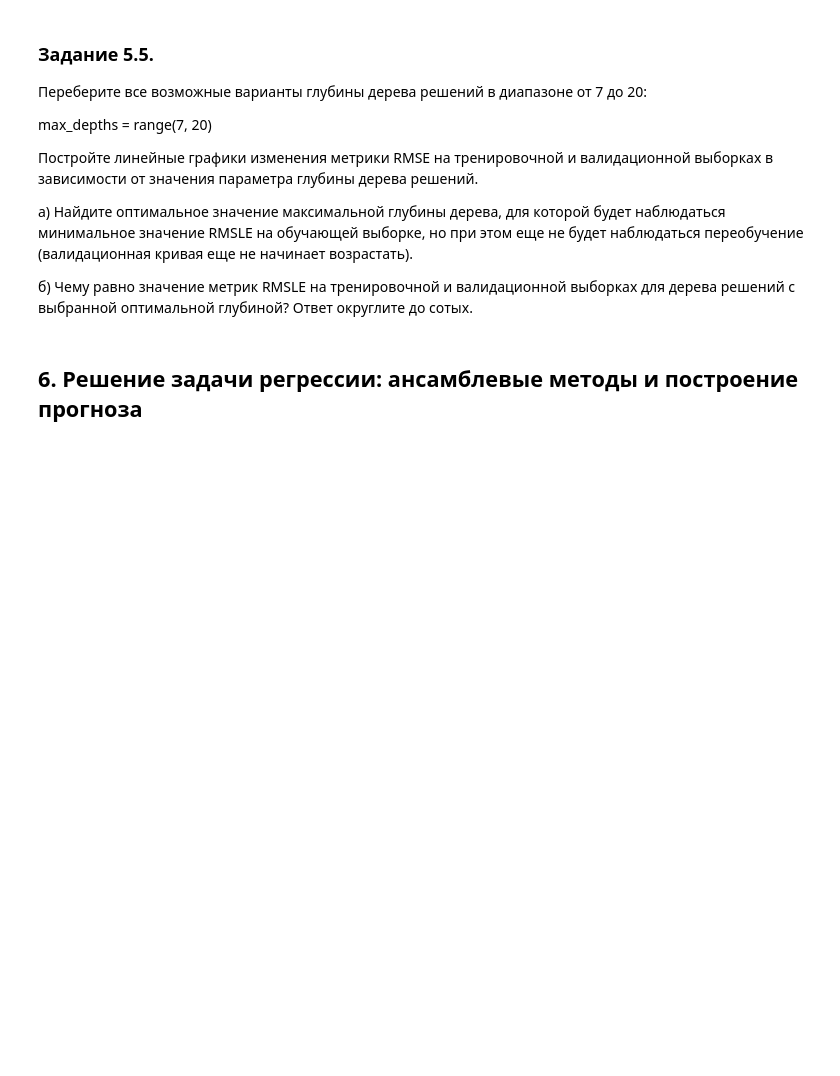
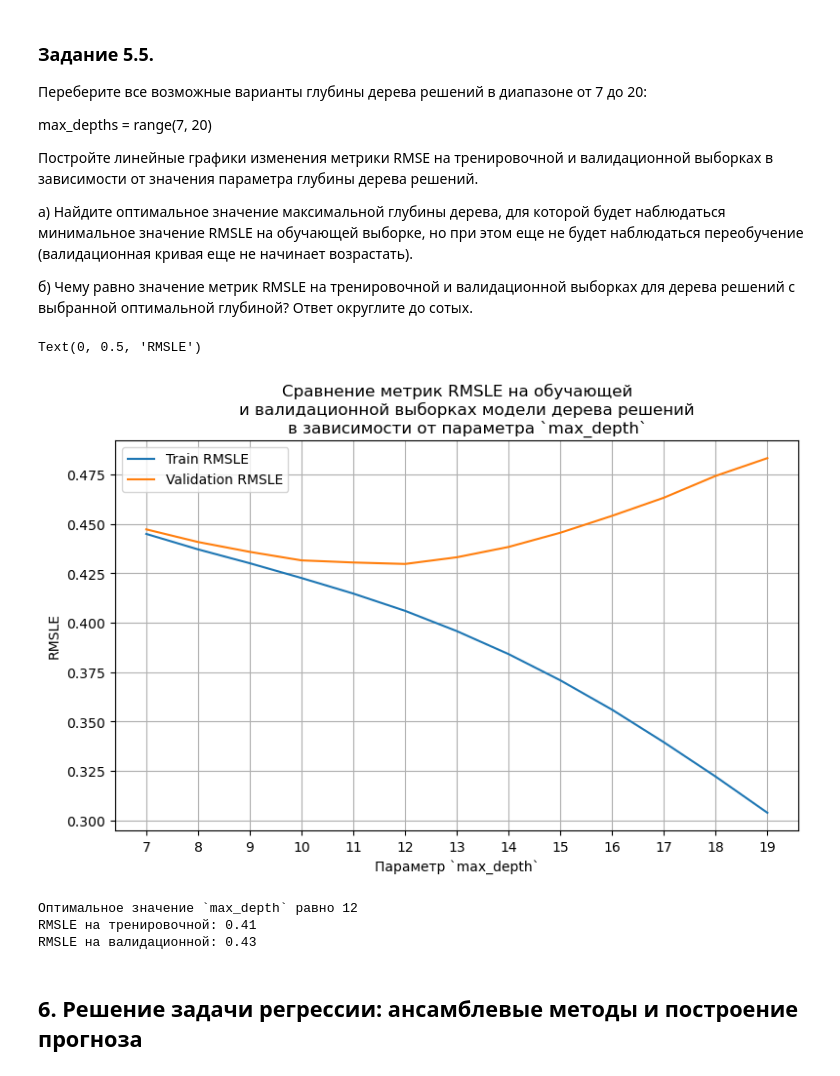
Before and after one commit to evpozdniakov/ds_projects, a Jupyter notebook: project5/taxi_travel_time_prediction.ipynb, the cells around one changed output. Drawn from its saved outputs; the diff is of its cells as text; code cells hidden in the pictures; blank space fills up the shorter version.

```diff
--- a/project5/taxi_travel_time_prediction.ipynb
+++ b/project5/taxi_travel_time_prediction.ipynb
@@ -695,0 +758,4 @@ train_data.head()
+# %%
+train_data.drop(columns=['id', 'dropoff_datetime'], inplace=True)
+
+print(f'Столбцов в датафрейме после удаления неинформативных и избыточных признаков: {train_data.shape[1]}')
@@ -816,0 +1012,5 @@ $$RMSLE = \sqrt{\frac{1}{n}\sum_{i=1}^n(z_i-\hat{z_i})^2}=\sqrt{MSE(z_i,\hat{z_i
+# %%
+ridge_lr = linear_model.Ridge(alpha=1)
+ridge_lr.fit(X_train_poly, y_train_log)
+
+calc_metrics_for_model(ridge_lr, (X_train_poly, X_valid_poly))
@@ -825,0 +1027,6 @@ $$RMSLE = \sqrt{\frac{1}{n}\sum_{i=1}^n(z_i-\hat{z_i})^2}=\sqrt{MSE(z_i,\hat{z_i
+# %%
+dt_reg = tree.DecisionTreeRegressor(random_state=42)
+
+dt_reg.fit(X_train, y_train_log);
+
+calc_metrics_for_model(dt_reg)
@@ -839,3 +1047,48 @@ max_depths = range(7, 20)
+# %%
+dt_reg_rmsle_train = []
+dt_reg_rmsle_valid = []
+max_depths = range(7, 20)
+
+for max_depth in max_depths:
+    dt_reg = tree.DecisionTreeRegressor(max_depth=max_depth, random_state=42)
+    dt_reg.fit(X_train, y_train_log);
+
+    train_rmsle, valid_rmsle = calc_metrics_for_model(dt_reg, show=False)
+
+    dt_reg_rmsle_train.append(train_rmsle)
+    dt_reg_rmsle_valid.append(valid_rmsle)
+# %%
+dt_reg_metrics = pd.DataFrame({
+    "max_depth": max_depths,
+    "train_rmsle": dt_reg_rmsle_train,
+    "valid_rmsle": dt_reg_rmsle_valid,
+})
+
+_fig, ax = figax('dt_metrics_on_max_depth')
+sns.lineplot(ax=ax, data=dt_reg_metrics, x='max_depth', y='train_rmsle', label='Train RMSLE');
+sns.lineplot(ax=ax, data=dt_reg_metrics, x='max_depth', y='valid_rmsle', label='Validation RMSLE');
+ax.set_title('Сравнение метрик RMSLE на обучающей\n\
+    и валидационной выборках модели дерева решений\n\
+    в зависимости от параметра `max_depth`')
+ax.set_xlabel('Параметр `max_depth`')
+ax.grid(axis='both')
+ax.set_xticks(max_depths)
+ax.set_ylabel('RMSLE')
+# %% [output]
+Text(0, 0.5, 'RMSLE')
+[figure, added]
+# %%
+print('Оптимальное значение `max_depth` равно 12')
+
+dt_reg = tree.DecisionTreeRegressor(max_depth=12, random_state=42)
+
+dt_reg.fit(X_train, y_train_log);
+
+calc_metrics_for_model(dt_reg)
+# %% [output]
+Оптимальное значение `max_depth` равно 12
+RMSLE на тренировочной: 0.41
+RMSLE на валидационной: 0.43
 # %% [markdown]
 ## 6. Решение задачи регрессии: ансамблевые методы и построение прогноза
 # %% [markdown]
```
Also changed, not shown: parts of 35 cells of this notebook.
